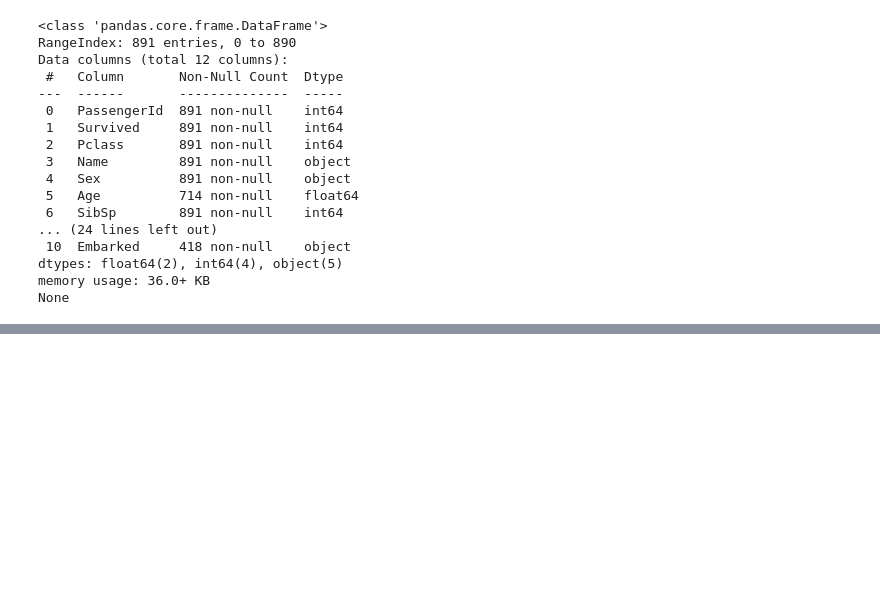
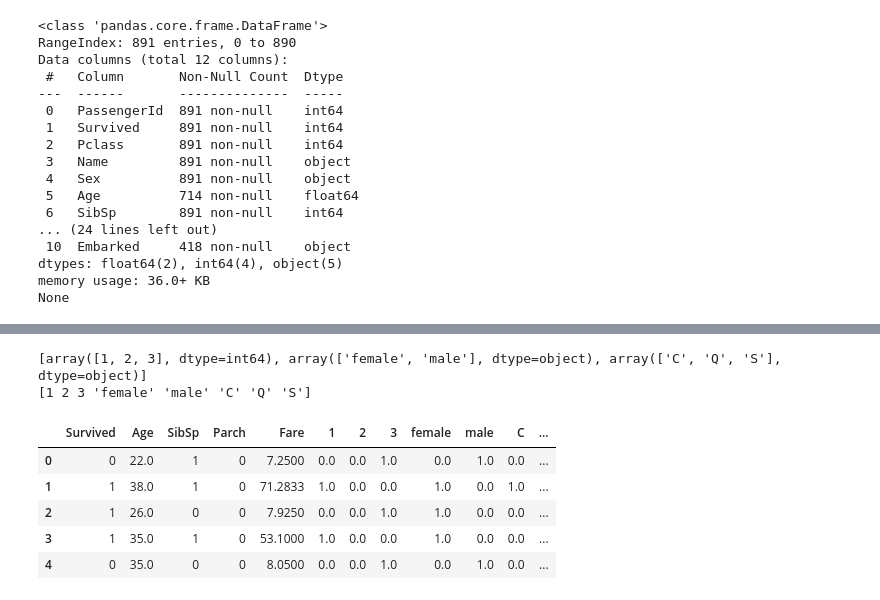
Before and after one commit to leonsuarez24/titanic, a Jupyter notebook: Getting Started with Titanic.ipynb, the cells around one changed output, grey strips where cells are left out. Drawn from its saved outputs; the diff is of its cells as text; code cells hidden in the pictures; blank space fills up the shorter version.

```diff
--- a/Getting Started with Titanic.ipynb
+++ b/Getting Started with Titanic.ipynb
@@ -107,0 +189,27 @@ mising values : 327
+# %%
+cols_one_hot_encoding = ["Pclass", "Sex", "Embarked"]
+ohe = OneHotEncoder()
+feature_train = ohe.fit_transform(train[cols_one_hot_encoding]).toarray()
+feature_test = ohe.fit_transform(test[cols_one_hot_encoding]).toarray()
+# %%
+feature_labels = np.concatenate(ohe.categories_)
+print(ohe.categories_)
+print(feature_labels)
+# %% [output]
+[array([1, 2, 3], dtype=int64), array(['female', 'male'], dtype=object), array(['C', 'Q', 'S'], dtype=object)]
+[1 2 3 'female' 'male' 'C' 'Q' 'S']
+# %%
+one_hot_encoding_train = pd.DataFrame(feature_train, columns = feature_labels)
+one_hot_encoding_test = pd.DataFrame(feature_test, columns = feature_labels)
+# %%
+train = pd.concat([train, one_hot_encoding_train], axis = 1).drop(cols_one_hot_encoding, axis = 1)
+test = pd.concat([test, one_hot_encoding_test], axis = 1).drop(cols_one_hot_encoding, axis = 1)
+# %%
+train.head()
+# %% [output]
+|  | Survived | Age | SibSp | Parch | Fare | 1 | 2 | 3 | female | male | C | ... |
+| 0 | 0 | 22.0 | 1 | 0 | 7.2500 | 0.0 | 0.0 | 1.0 | 0.0 | 1.0 | 0.0 | ... |
+| 1 | 1 | 38.0 | 1 | 0 | 71.2833 | 1.0 | 0.0 | 0.0 | 1.0 | 0.0 | 1.0 | ... |
+| 2 | 1 | 26.0 | 0 | 0 | 7.9250 | 0.0 | 0.0 | 1.0 | 1.0 | 0.0 | 0.0 | ... |
+| 3 | 1 | 35.0 | 1 | 0 | 53.1000 | 1.0 | 0.0 | 0.0 | 1.0 | 0.0 | 0.0 | ... |
+| 4 | 0 | 35.0 | 0 | 0 | 8.0500 | 0.0 | 0.0 | 1.0 | 0.0 | 1.0 | 0.0 | ... |
```
Also changed, not shown: parts of 27 cells of this notebook, 1 other file.
